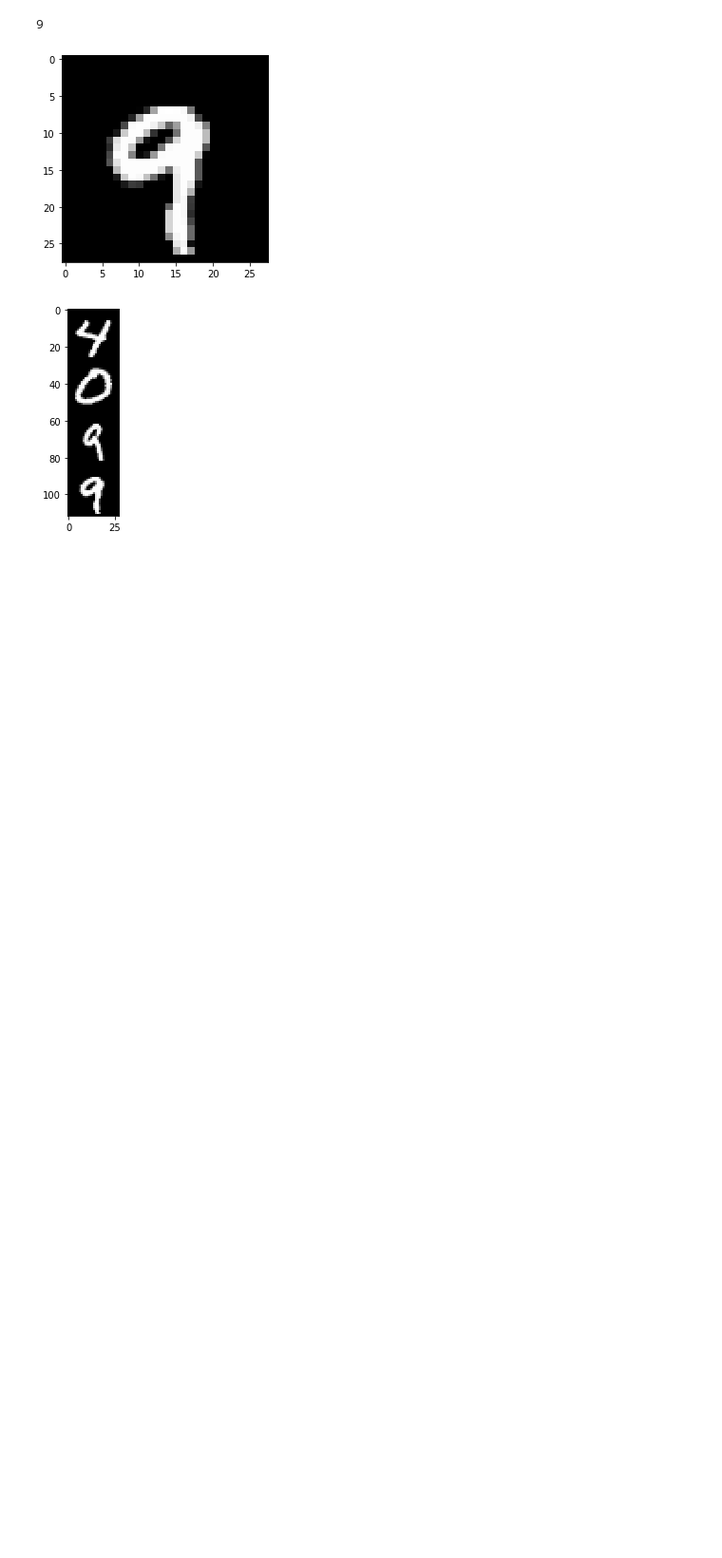
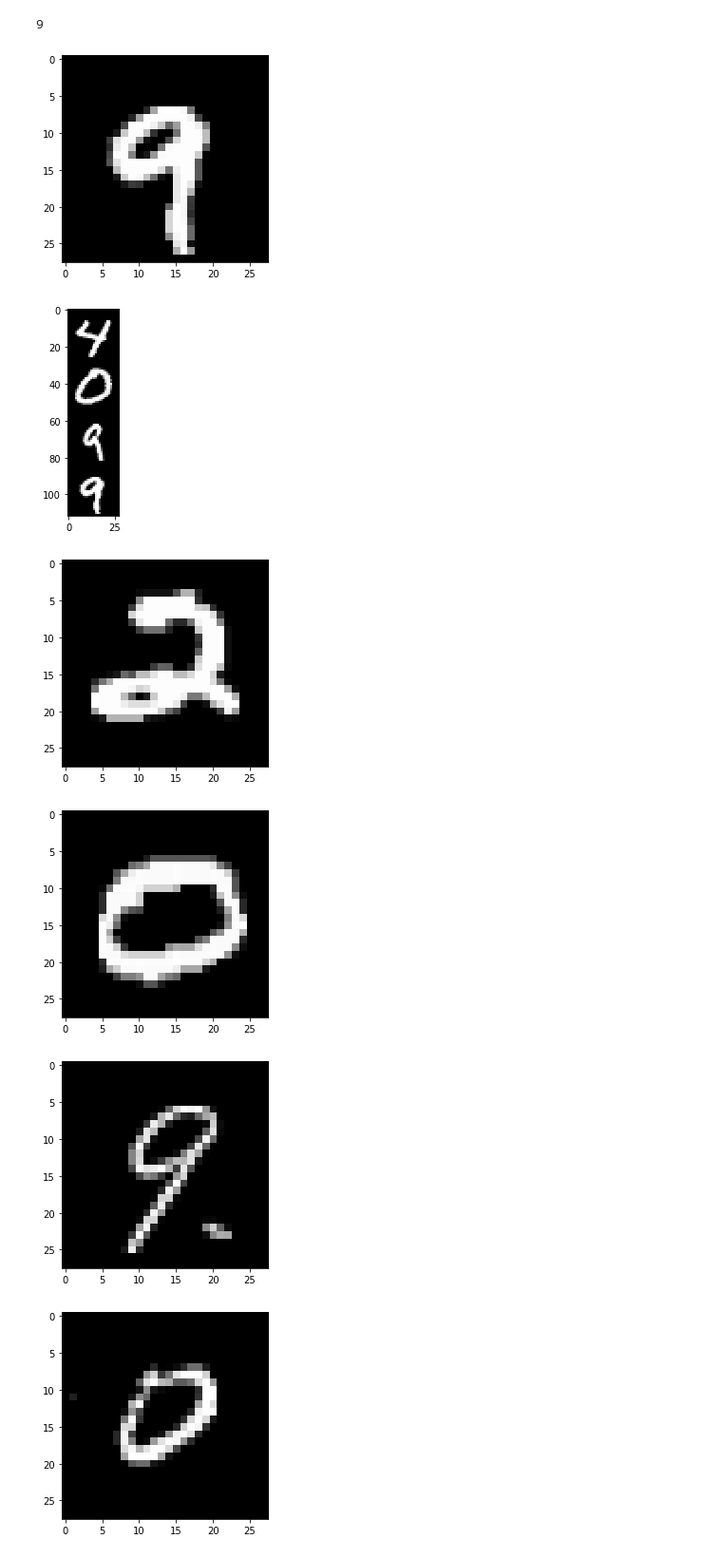
Before and after one commit to philipwalsh/digitrecognizer, a Jupyter notebook: investigate.ipynb, the cells around one changed output. Shown: that part at 95% size. Saved outputs shown, nothing was run; the diff lists cells and outputs as text; code cells hidden in the pictures; blank space fills up the shorter version.

```diff
--- a/investigate.ipynb
+++ b/investigate.ipynb
@@ -119,3 +119,20 @@ plt.imshow(xxx,cmap="gray")
 plt.show()
 # %% [output]
 [figure]
+# %%
+test_data = pd.read_csv("excluded/test.csv")
+# %%
+data_array = test_data.values
+# %%
+# loop through the first 4 and visualize them
+my_digit_range = range (0,4)
+
+for a_row in my_digit_range:
+    xxx = np.reshape(data_array[a_row,:],(-1,28))
+    plt.imshow(xxx,cmap="gray")
+    plt.show()
+# %% [output]
+[figure, added]
+[figure, added]
+[figure, added]
+[figure, added]
```
Also changed, not shown: 2 other files.
